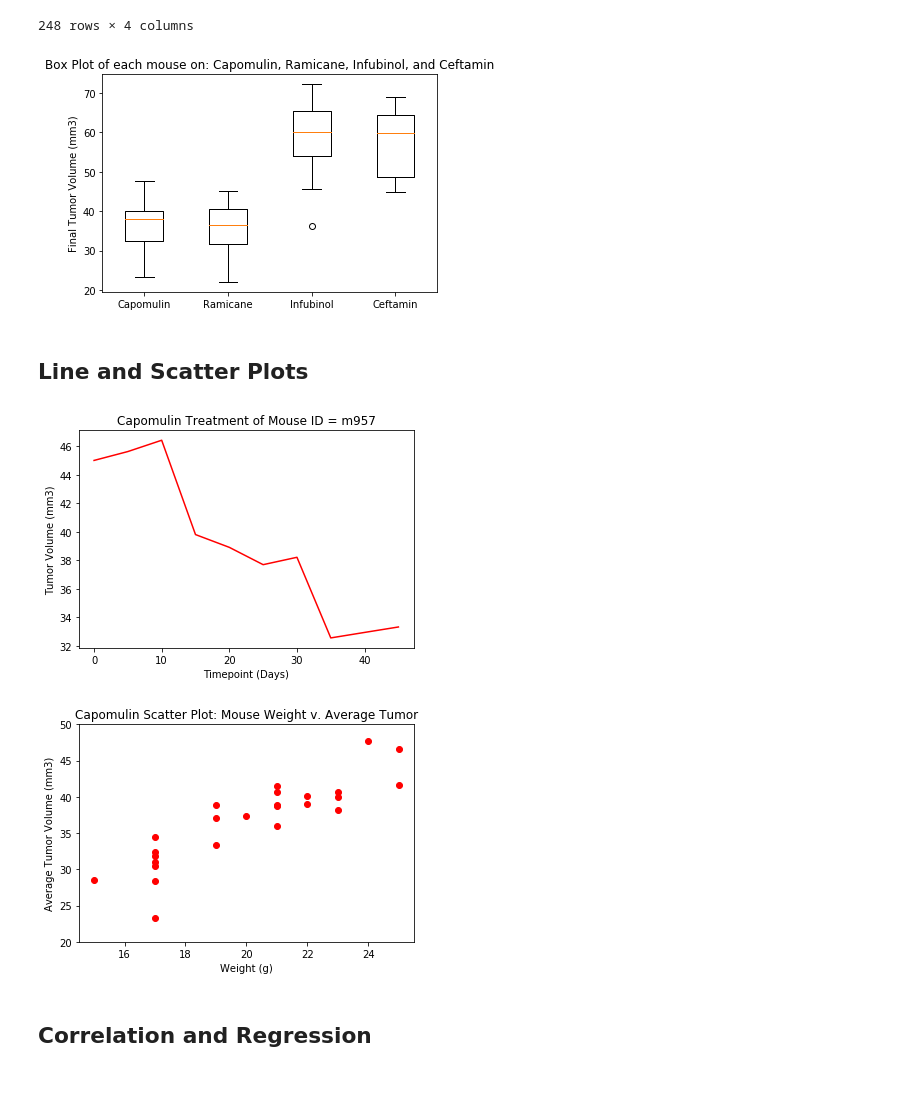
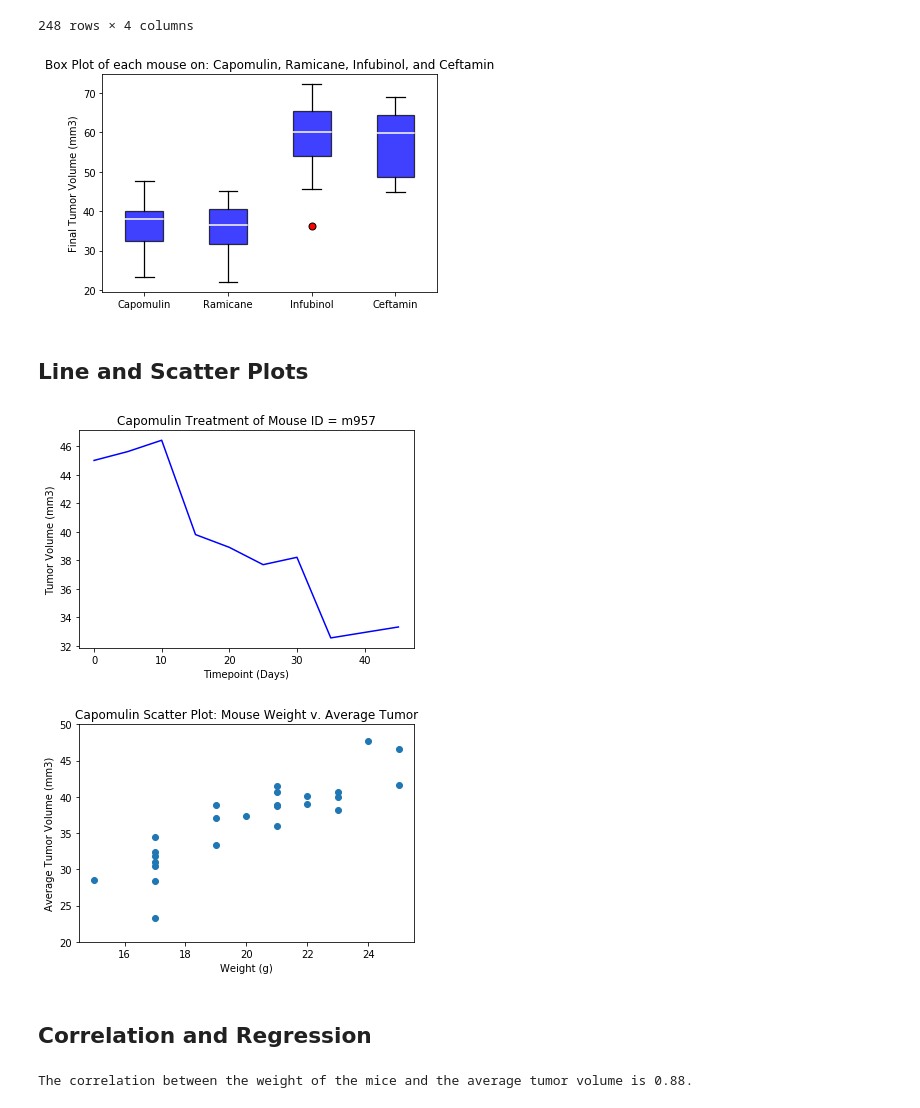
Before and after one commit to minerva-b/Matplotlib-Challenge, a Jupyter notebook: Pymaceuticals_Code.ipynb, the cells around one changed output. Drawn from its saved outputs; the diff is of its cells as text; code cells hidden in the pictures.

```diff
--- a/Pymaceuticals_Code.ipynb
+++ b/Pymaceuticals_Code.ipynb
@@ -287,24 +292,35 @@ modified_df
 # %%
 # Put treatments into a list for for loop (and later for plot labels)
 treatment_list = ['Capomulin', 'Ramicane', 'Infubinol', 'Ceftamin']
 
 # Create empty list to fill with tumor vol data (for plotting)
 tumor_vol_by_treatment = []
 
 for treatment in treatment_list:
     tumor_vol_by_treatment.append(modified_df[modified_df['Drug Regimen'] == treatment]['Tumor Volume (mm3)'])
 
 # Generate a box plot of the final tumor volume of each mouse across four regimens of interest
 fig1, ax1 = plt.subplots()
 ax1.set_title('Box Plot of each mouse on: Capomulin, Ramicane, Infubinol, and Ceftamin')
 ax1.set_xticklabels(['Capomulin', 'Ramicane', 'Infubinol', 'Ceftamin'])
 ax1.set_ylabel('Final Tumor Volume (mm3)')
-ax1.boxplot(tumor_vol_by_treatment)
+bp = ax1.boxplot(tumor_vol_by_treatment, patch_artist=True)
+
+# Changing the colors on the box plots:
+for box in bp['boxes']:
+    box.set(color='black')
+    box.set(facecolor = 'b', alpha=0.75, linewidth=1.25)
+for whisker in bp['whiskers']:
+    whisker.set(color='black', linewidth=1.25)
+for cap in bp['caps']:
+    cap.set(color='black', linewidth=1.25)
+for median in bp['medians']:
+    median.set(color='w', linewidth=1.5)
+for flier in bp['fliers']:
+    flier.set(marker='o', markerfacecolor='r', markersize=7)
 plt.show()
-
-#Come back to format colors - maybe?---------------------------------------------------------------------------------------
 # %% [output]
-[figure, old version]
+[figure, new version]
 # %% [markdown]
 ## Line and Scatter Plots
 # %%
@@ -319,16 +335,16 @@ m957_df = clean_df[clean_df['Mouse ID'] == 'm957']
 x_values = m957_df['Timepoint']
 y_values = m957_df['Tumor Volume (mm3)']
 
-
-plt.plot(x_values, y_values, color='r')
+plt.plot(x_values, y_values, color='b')
 plt.xlabel('Timepoint (Days)')
 plt.ylabel('Tumor Volume (mm3)')
 plt.title('Capomulin Treatment of Mouse ID = m957')
 plt.show()
 # %% [output]
-[figure, old version]
+[figure, new version]
 # %%
 # Generate a scatter plot of mouse weight versus average tumor volume for the Capomulin regimen
+
 # Finding all of the mice that took Capomulin during this study:
 Capomulin_mice = modified_df[modified_df['Drug Regimen'] == 'Capomulin']
 Capomulin_mice
@@ -339,15 +355,21 @@ avg_tumor_vol = Capomulin_mice['Tumor Volume (mm3)']
 avg_tumor_vol
 plt.xlim(14.5,25.5)
 plt.ylim(20,50)
-plt.scatter(mice_wt, avg_tumor_vol, marker="o", facecolors="r")
+plt.scatter(mice_wt, avg_tumor_vol, marker="o")
 plt.title("Capomulin Scatter Plot: Mouse Weight v. Average Tumor")
 plt.xlabel("Weight (g)")
 plt.ylabel("Average Tumor Volume (mm3)")
 plt.show()
 # %% [output]
-[figure, old version]
+[figure, new version]
 # %% [markdown]
 ## Correlation and Regression
 # %%
 # Calculate the correlation coefficient and linear regression model
 # for mouse weight and average tumor volume for the Capomulin regimen
+
+correlation = st.pearsonr(mice_wt, avg_tumor_vol)
+correlation
+print(f"The correlation between the weight of the mice and the average tumor volume is {round(correlation[0],2)}.")
+# %% [output]
+The correlation between the weight of the mice and the average tumor volume is 0.88.
```
Also changed, not shown: parts of 5 cells of this notebook.
